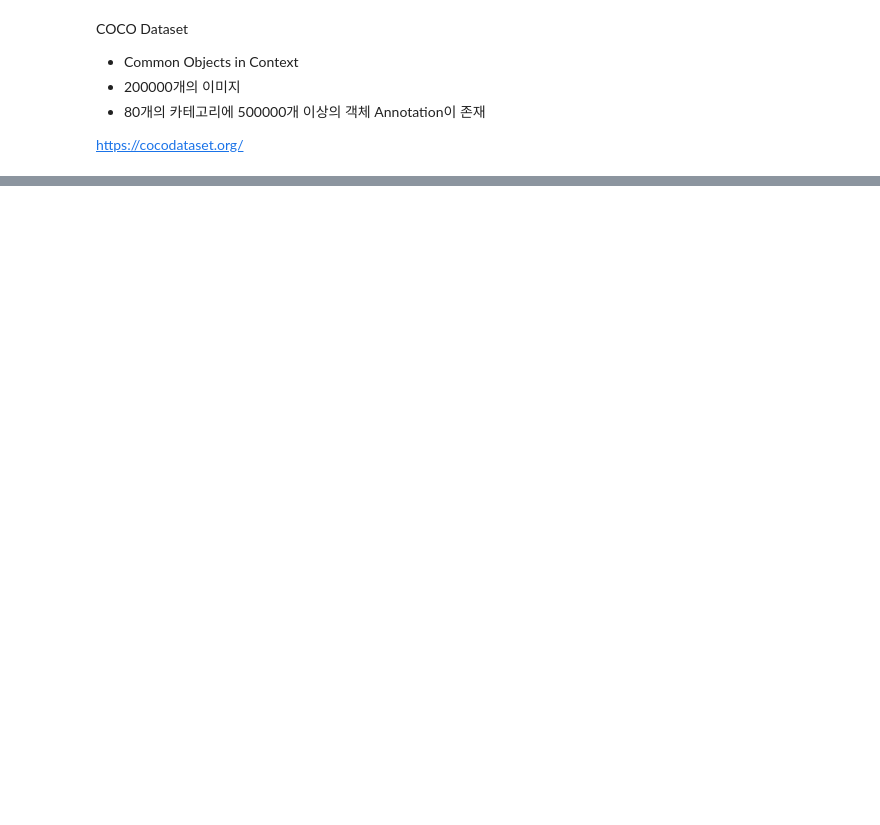
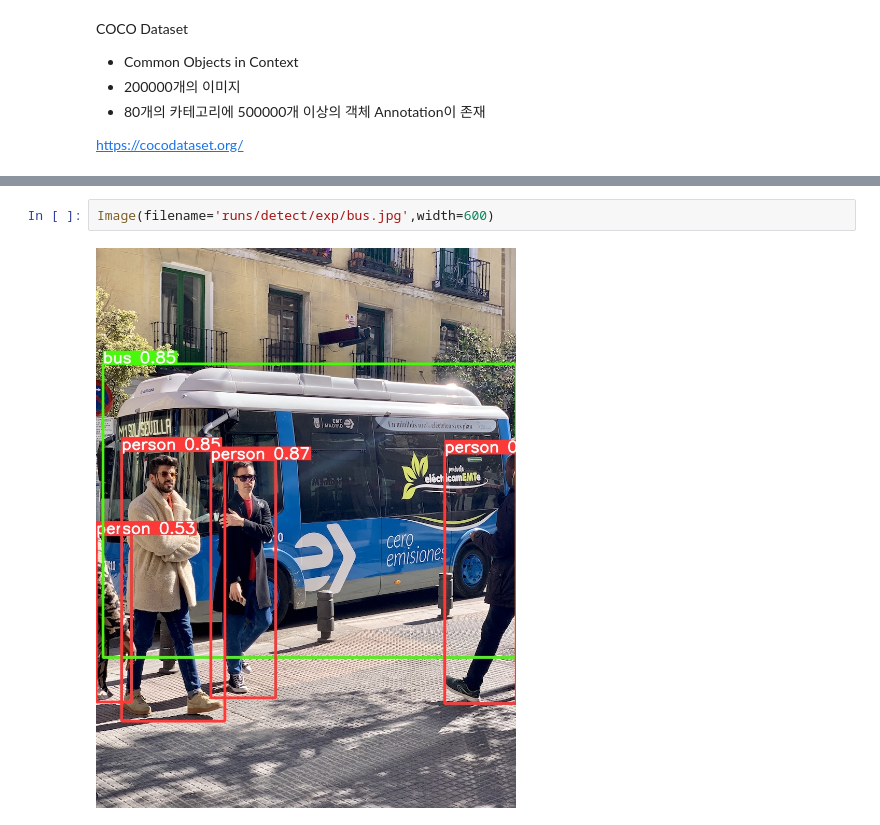
Before and after one commit to bnv20/kdt7, a Jupyter notebook: m10_딥러닝응용/object_detection.ipynb, the cells around one changed output, grey strips where cells are left out. Drawn from its saved outputs; the diff is of its cells as text; blank space fills up the shorter version.

```diff
--- a/m10_딥러닝응용/object_detection.ipynb
+++ b/m10_딥러닝응용/object_detection.ipynb
@@ -139,0 +312,4 @@ https://cocodataset.org/
+# %%
+Image(filename='runs/detect/exp/bus.jpg',width=600)
+# %% [output]
+[figure, added]
```
Also changed, not shown: parts of 17 cells of this notebook.
